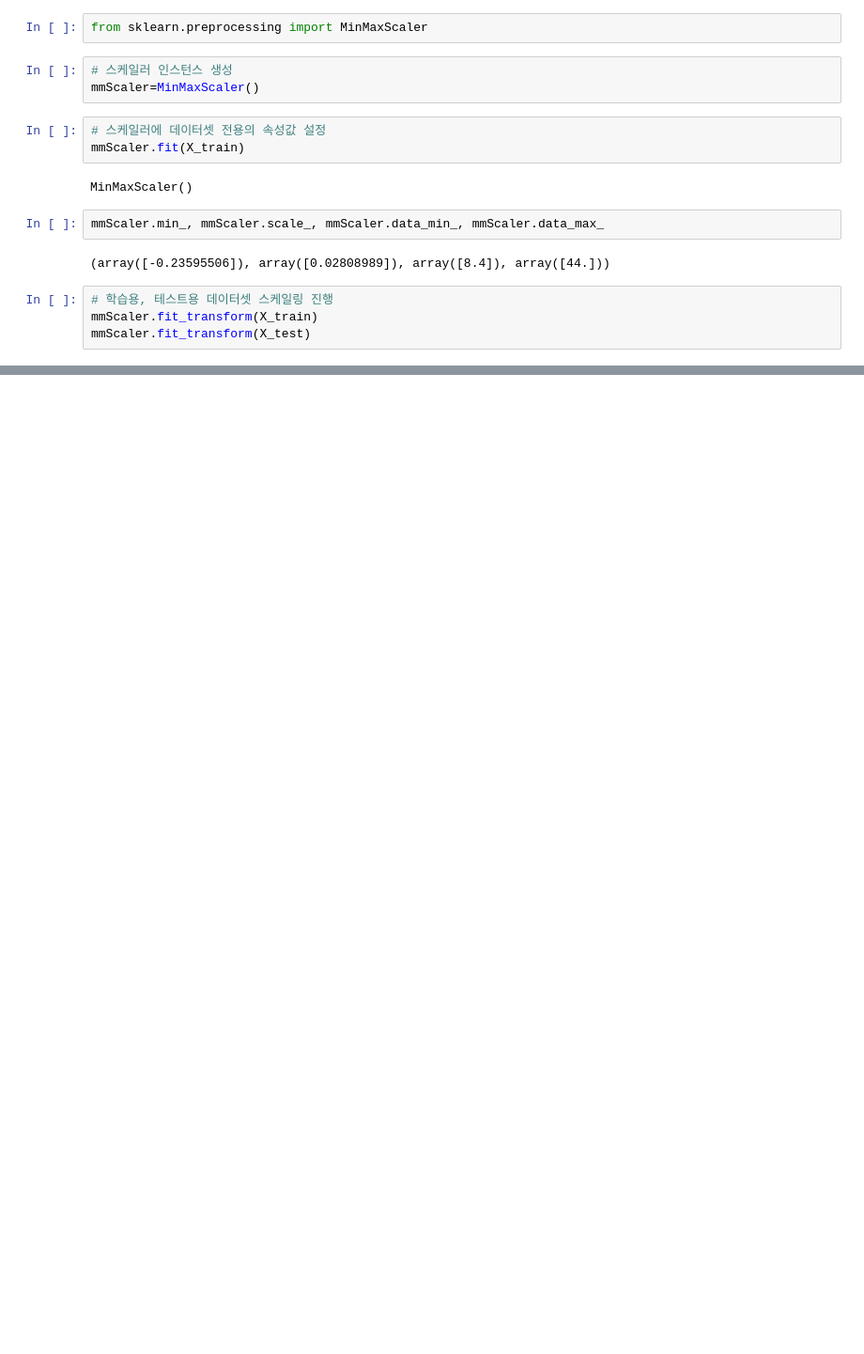
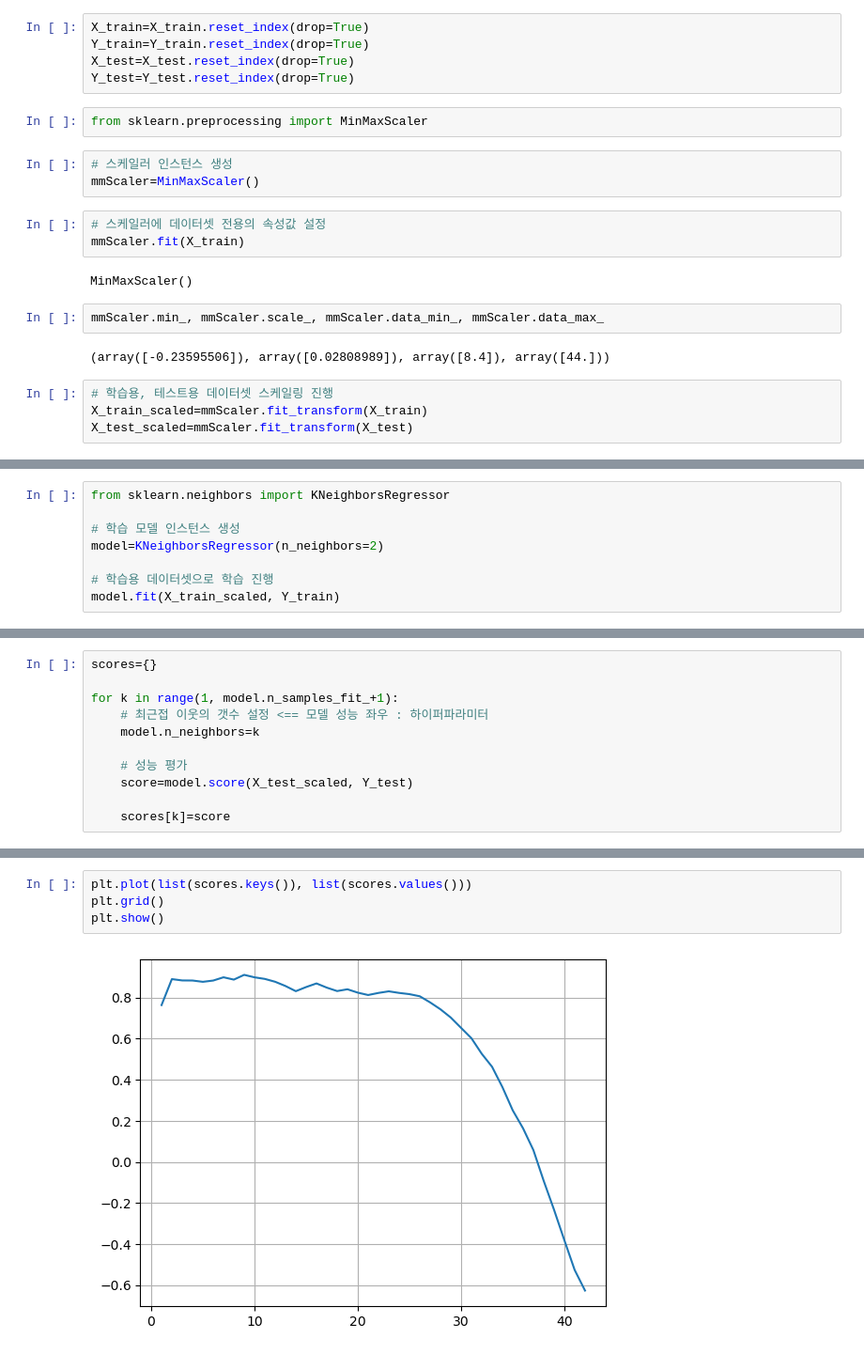
Before and after one commit to KDW8979/KDW, a Jupyter notebook: EX_Machine_Learning/DAY02/find_weight.ipynb, the cells around one changed output, grey strips where cells are left out. Shown at 94% size. Drawn from its saved outputs; the diff is of its cells as text; blank space fills up the shorter version.

```diff
--- a/EX_Machine_Learning/DAY02/find_weight.ipynb
+++ b/EX_Machine_Learning/DAY02/find_weight.ipynb
@@ -77,6 +75,11 @@ print(f'X_test : {X_test.shape}, {X_test.ndim}D, Y_test : {Y_test.shape}, {Y_tes
 # %% [output]
 X_train : (42, 1), 2D, Y_train : (42,), 1D
 X_test : (14, 1), 2D, Y_test : (14,), 1D
+# %%
+X_train=X_train.reset_index(drop=True)
+Y_train=Y_train.reset_index(drop=True)
+X_test=X_test.reset_index(drop=True)
+Y_test=Y_test.reset_index(drop=True)
 # %%
 from sklearn.preprocessing import MinMaxScaler
 # %%
@@ -93,5 +96,5 @@ mmScaler.min_, mmScaler.scale_, mmScaler.data_min_, mmScaler.data_max_
 (array([-0.23595506]), array([0.02808989]), array([8.4]), array([44.]))
 # %%
 # 학습용, 테스트용 데이터셋 스케일링 진행
-mmScaler.fit_transform(X_train)
-mmScaler.fit_transform(X_test)
+X_train_scaled=mmScaler.fit_transform(X_train)
+X_test_scaled=mmScaler.fit_transform(X_test)
@@ -112,0 +103,8 @@ array([[0.5125    ],
+# %%
+from sklearn.neighbors import KNeighborsRegressor
+
+# 학습 모델 인스턴스 생성
+model=KNeighborsRegressor(n_neighbors=2)
+
+# 학습용 데이터셋으로 학습 진행
+model.fit(X_train_scaled, Y_train)
@@ -112,0 +120,11 @@ array([[0.5125    ],
+# %%
+scores={}
+
+for k in range(1, model.n_samples_fit_+1):
+    # 최근접 이웃의 갯수 설정 <== 모델 성능 좌우 : 하이퍼파라미터
+    model.n_neighbors=k
+
+    # 성능 평가
+    score=model.score(X_test_scaled, Y_test)
+
+    scores[k]=score
@@ -112,0 +151,6 @@ array([[0.5125    ],
+# %%
+plt.plot(list(scores.keys()), list(scores.values()))
+plt.grid()
+plt.show()
+# %% [output]
+[figure, added]
```
Also changed, not shown: parts of 23 cells of this notebook, 15 other files.
